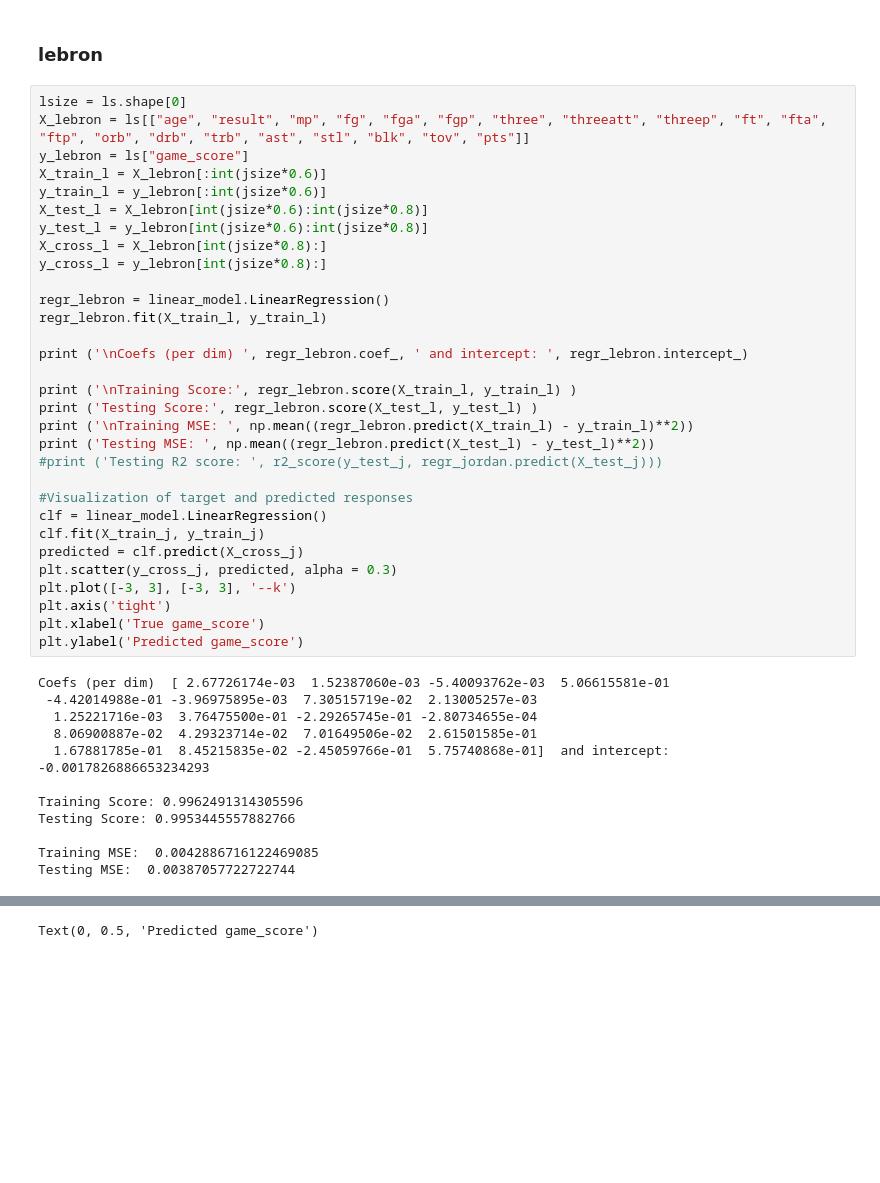
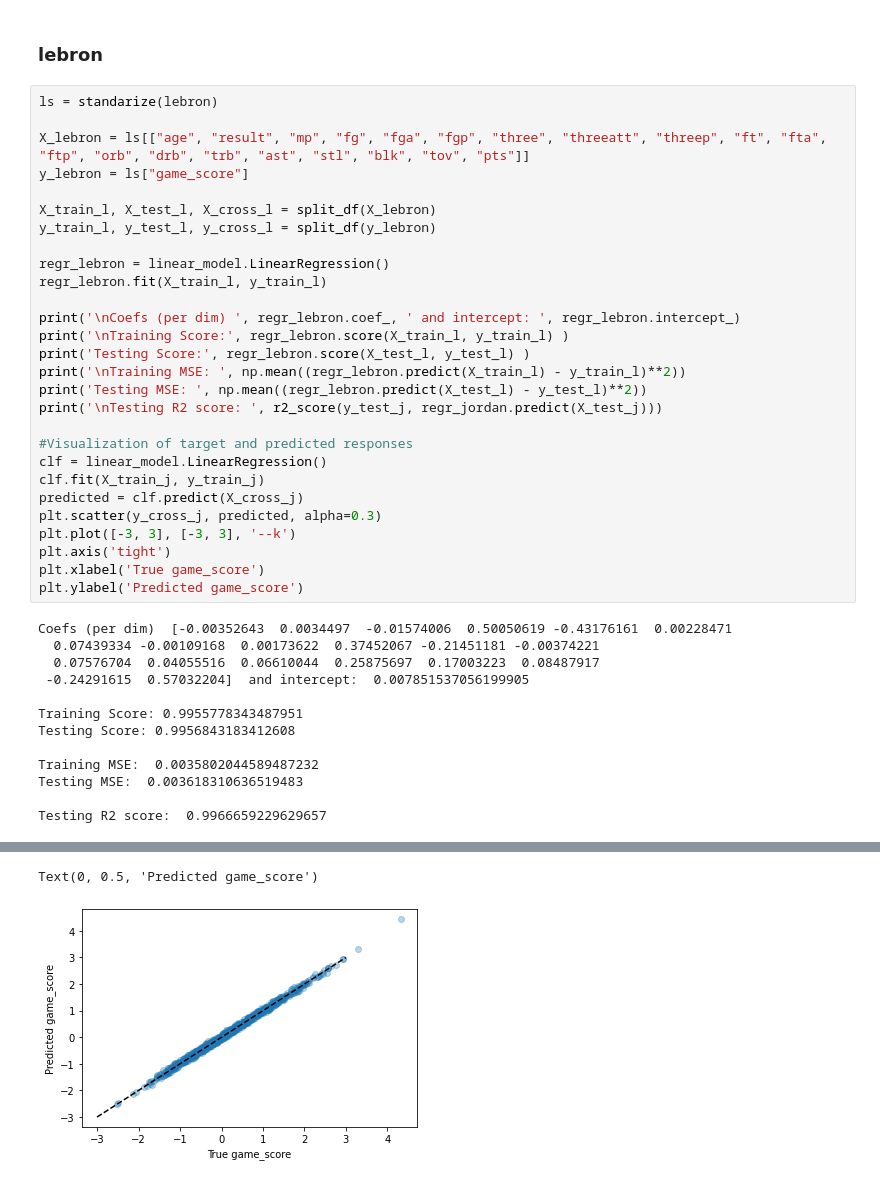
Before and after one commit to Marc-Con-C/Lebron-VS-Jordan, a Jupyter notebook: linear_regresions.ipynb, the cells around one changed output, grey strips where cells are left out. Drawn from its saved outputs; the diff is of its cells as text; blank space fills up the shorter version.

```diff
--- a/linear_regresions.ipynb
+++ b/linear_regresions.ipynb
@@ -254,45 +184,43 @@ Testing MSE:  0.0030728524953158947
 # %% [markdown]
 ### lebron
 # %%
-lsize = ls.shape[0]
+ls = standarize(lebron)
+
 X_lebron = ls[["age", "result", "mp", "fg", "fga", "fgp", "three", "threeatt", "threep", "ft", "fta", "ftp", "orb", "drb", "trb", "ast", "stl", "blk", "tov", "pts"]]
 y_lebron = ls["game_score"]
-X_train_l = X_lebron[:int(jsize*0.6)]
-y_train_l = y_lebron[:int(jsize*0.6)]
-X_test_l = X_lebron[int(jsize*0.6):int(jsize*0.8)]
-y_test_l = y_lebron[int(jsize*0.6):int(jsize*0.8)]
-X_cross_l = X_lebron[int(jsize*0.8):]
-y_cross_l = y_lebron[int(jsize*0.8):]
+
+X_train_l, X_test_l, X_cross_l = split_df(X_lebron)
+y_train_l, y_test_l, y_cross_l = split_df(y_lebron)
 
 regr_lebron = linear_model.LinearRegression()
 regr_lebron.fit(X_train_l, y_train_l)
 
-print ('\nCoefs (per dim) ', regr_lebron.coef_, ' and intercept: ', regr_lebron.intercept_)
-
-print ('\nTraining Score:', regr_lebron.score(X_train_l, y_train_l) )
-print ('Testing Score:', regr_lebron.score(X_test_l, y_test_l) )
-print ('\nTraining MSE: ', np.mean((regr_lebron.predict(X_train_l) - y_train_l)**2))
-print ('Testing MSE: ', np.mean((regr_lebron.predict(X_test_l) - y_test_l)**2))
-#print ('Testing R2 score: ', r2_score(y_test_j, regr_jordan.predict(X_test_j)))
+print('\nCoefs (per dim) ', regr_lebron.coef_, ' and intercept: ', regr_lebron.intercept_)
+print('\nTraining Score:', regr_lebron.score(X_train_l, y_train_l) )
+print('Testing Score:', regr_lebron.score(X_test_l, y_test_l) )
+print('\nTraining MSE: ', np.mean((regr_lebron.predict(X_train_l) - y_train_l)**2))
+print('Testing MSE: ', np.mean((regr_lebron.predict(X_test_l) - y_test_l)**2))
+print('\nTesting R2 score: ', r2_score(y_test_j, regr_jordan.predict(X_test_j)))
 
 #Visualization of target and predicted responses
 clf = linear_model.LinearRegression()
 clf.fit(X_train_j, y_train_j)
 predicted = clf.predict(X_cross_j)
-plt.scatter(y_cross_j, predicted, alpha = 0.3)
+plt.scatter(y_cross_j, predicted, alpha=0.3)
 plt.plot([-3, 3], [-3, 3], '--k')
 plt.axis('tight')
 plt.xlabel('True game_score')
 plt.ylabel('Predicted game_score')
 # %% [output]
-Coefs (per dim)  [ 2.67726174e-03  1.52387060e-03 -5.40093762e-03  5.06615581e-01
- -4.42014988e-01 -3.96975895e-03  7.30515719e-02  2.13005257e-03
-  1.25221716e-03  3.76475500e-01 -2.29265745e-01 -2.80734655e-04
-  8.06900887e-02  4.29323714e-02  7.01649506e-02  2.61501585e-01
-  1.67881785e-01  8.45215835e-02 -2.45059766e-01  5.75740868e-01]  and intercept:  -0.0017826886653234293
+Coefs (per dim)  [-0.00352643  0.0034497  -0.01574006  0.50050619 -0.43176161  0.00228471
+  0.07439334 -0.00109168  0.00173622  0.37452067 -0.21451181 -0.00374221
+  0.07576704  0.04055516  0.06610044  0.25875697  0.17003223  0.08487917
+ -0.24291615  0.57032204]  and intercept:  0.007851537056199905
 
-Training Score: 0.9962491314305596
-Testing Score: 0.9953445557882766
+Training Score: 0.9955778343487951
+Testing Score: 0.9956843183412608
 
-Training MSE:  0.0042886716122469085
-Testing MSE:  0.00387057722722744
+Training MSE:  0.0035802044589487232
+Testing MSE:  0.003618310636519483
+
+Testing R2 score:  0.9966659229629657
@@ -301 +227,2 @@ Testing MSE:  0.00387057722722744
 Text(0, 0.5, 'Predicted game_score')
+[figure, added]
```
Also changed, not shown: parts of 14 cells of this notebook, 1 other file.
